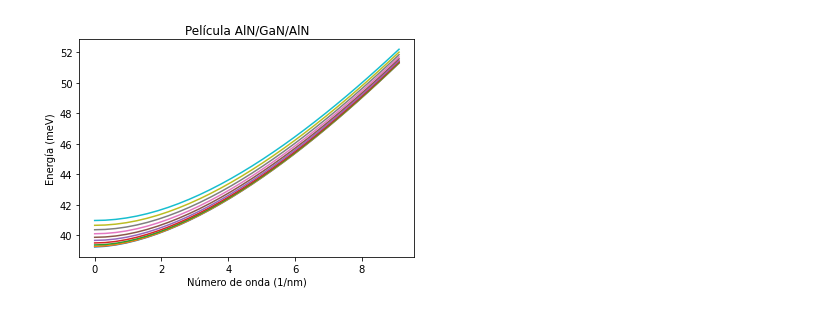
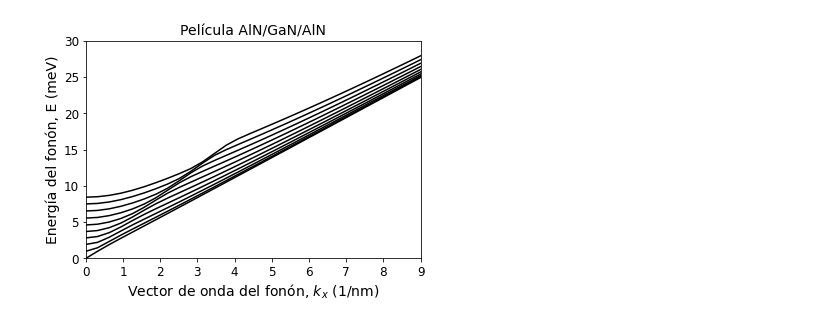
Before and after one commit to dangarciahe/ProyectoEstadoSolido, a Jupyter notebook: Fonon.ipynb, the cells around one changed output. Drawn from its saved outputs; the diff is of its cells as text; code cells hidden in the pictures.

```diff
--- a/Fonon.ipynb
+++ b/Fonon.ipynb
@@ -1,20 +1,23 @@
 # %%
 import numpy as np
 import matplotlib.pyplot as plt
+from scipy.interpolate import CubicSpline
 
 N = 100
 C4 = np.zeros(N)
 C6 = np.zeros(N)
 rho = np.zeros(N)
-title = "Hola"
+title = "uwu"
+file = "uwu"
 t = 0 # Thicknes; set as global, defined in mono_fill and multi_fill
 h = 0 # delta of the grid. Same as above
 
 planck = 4.135667e-15/(2*np.pi) #eV*s
 # %%
 def mono_fill():
-    global t, h, title
+    global t, h, title, file
     title  = "Película sencilla de GaN"
+    file = "GaN"
     t = 6   #6 nm
     h = t/N
     for ii in range (N):
@@ -24,9 +27,10 @@ def mono_fill():
 
 
 def multi_fill():
-    global t, h, title
+    global t, h, title, file
     title  = "Película AlN/GaN/AlN"
-    t = 10   #6 nm
+    file = "AlNGaNAlN"
+    t = 10   #10 nm
     h = t/N
 
     ## 0 -- 2 -- 8 -- 10
@@ -78,50 +82,61 @@ def matrix_B():
 def matrix_C(BB):
     C = np.zeros((N,N))
     for ii in range (N):
         C[ii][ii] = (BB[ii][ii])**(1/2)
     return C
 
 def matrix_C1(CC):
     C1 = np.zeros((N,N))
     for ii in range (N):
         C1[ii][ii] = 1/CC[ii][ii]
     return C1
 
 def add_plot():
     plt.plot(K, W*planck*1000)
     #plt.xlim(0,10)
     #plt.ylim(62,75)
     plt.xlabel(r"Número de onda (1/nm)")
     #plt.ylabel(r"Frecuencia $\omega$ (Hz)")
     plt.ylabel(r"Energía (meV)")
 
 
 
 steps = 30
-W = np.zeros (steps)
+curva_nivel = 10
+WW = np.zeros ((curva_nivel, steps))
+W = np.zeros(steps)
 K = np.zeros (steps)
 
 
-for ii in range (10):
-    multi_fill()
-    kx = ii*np.pi/t
-    for jj in range (steps):
-        kz =(jj)*np.pi/t
-        k = np.sqrt(kx**2 +kz**2)
+multi_fill()
+for ii in range (steps):
+    kz =(ii)*np.pi/t
+    k = kz
+    A = matrix_A()
+    B = matrix_B()
+    C = matrix_C(B)
+    C1 = matrix_C1(C)
+    P = np.matmul(C1, A)
+    P = np.matmul(P, C1)
+    w2, v = np.linalg.eig(P)
+    W = np.sort(np.sqrt(w2))
+    K[ii] = kz
+    for jj in range (curva_nivel):
+        WW[jj][ii] = W[jj]
 
-        A = matrix_A()
-        B = matrix_B()
-        C = matrix_C(B)
-        C1 = matrix_C1(C)
-        P = np.matmul(C1, A)
-        P = np.matmul(P, C1)
-        w2, v = np.linalg.eig (P)
-        w = np.sqrt(w2)
-        W[jj] = np.average(w)
-        K[jj] = kz
-    add_plot()
 
-plt.title(title)
+for ii in range (curva_nivel):
+    plt.plot(K, WW[ii]*planck*1000, color="black")
+
+
+plt.title(title, fontsize=14)
+plt.xlabel(r"Vector de onda del fonón, $k_x$ (1/nm)", fontsize=14)
+plt.ylabel(r"Energía del fonón, E (meV)", fontsize=14)
+plt.ylim(0,30)
+plt.xlim(0,9)
+plt.xticks(size=12)
+plt.yticks(size=12)
+plt.savefig(file+".pdf")
 plt.show()
 # %% [output]
-[figure, old version]
+[figure, new version]
```
Also changed, not shown: parts of 2 cells of this notebook.
